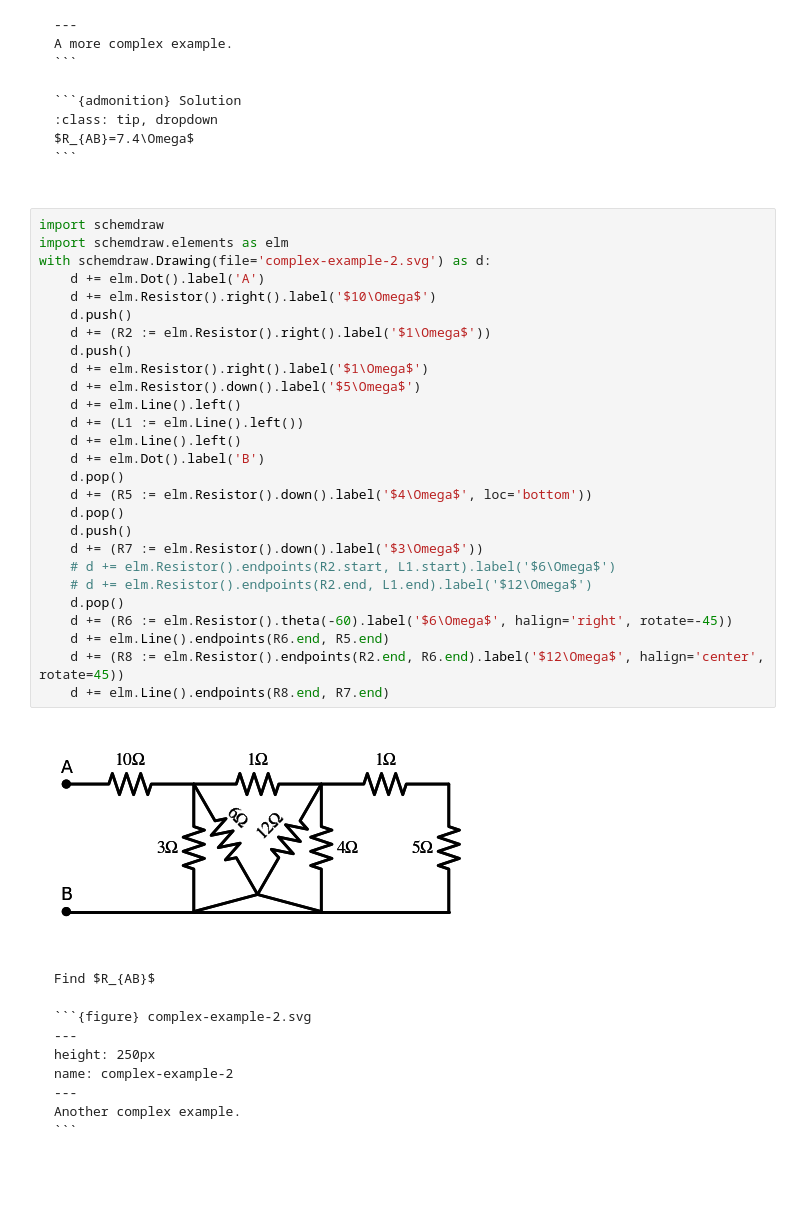
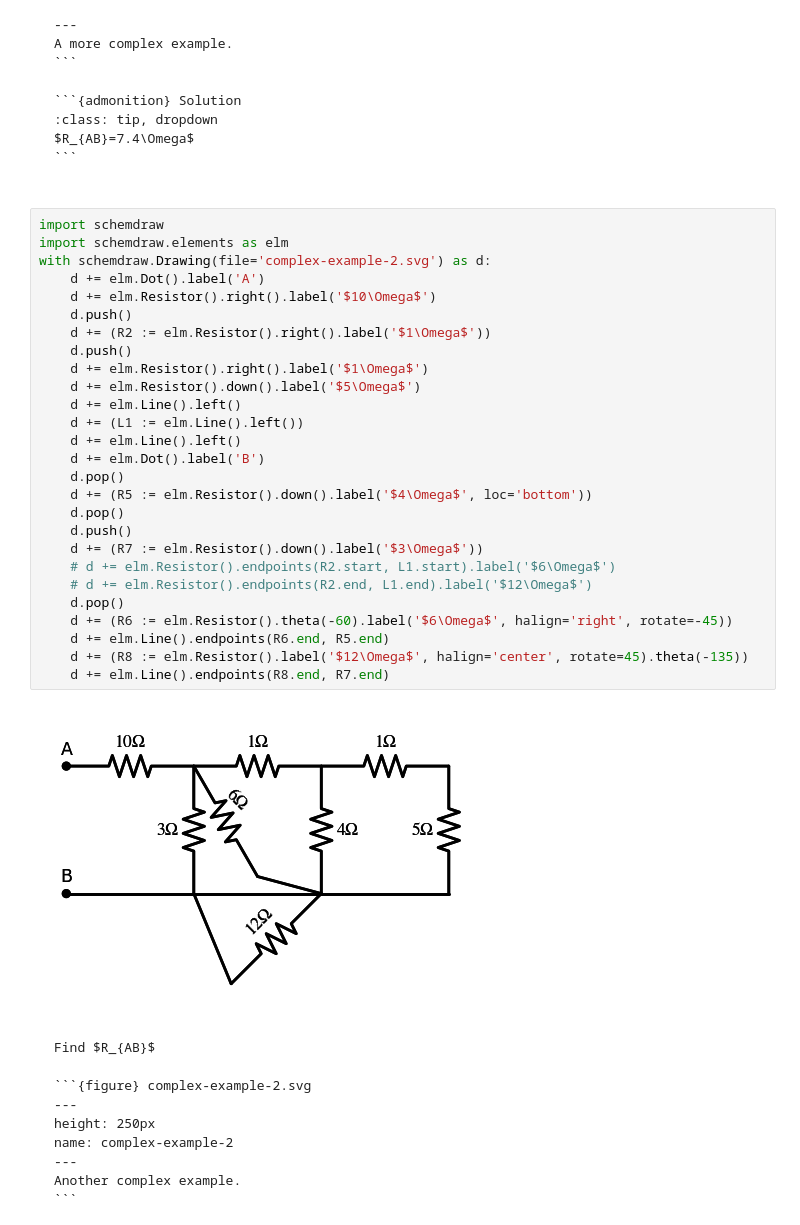
Before and after one commit to Circuit-Analysis/circuit-analysis.github.io, a Jupyter notebook: _sources/chapter-3.ipynb, the cells around one changed output. Saved outputs shown, nothing was run; the diff lists cells and outputs as text; blank space fills up the shorter version.

`````diff
--- a/_sources/chapter-3.ipynb
+++ b/_sources/chapter-3.ipynb
@@ -206,32 +206,32 @@ $R_{AB}=7.4\Omega$
 # %%
 import schemdraw
 import schemdraw.elements as elm
 with schemdraw.Drawing(file='complex-example-2.svg') as d:
     d += elm.Dot().label('A')
     d += elm.Resistor().right().label('$10\Omega$')
     d.push()
     d += (R2 := elm.Resistor().right().label('$1\Omega$'))
     d.push()
     d += elm.Resistor().right().label('$1\Omega$')
     d += elm.Resistor().down().label('$5\Omega$')
     d += elm.Line().left()
     d += (L1 := elm.Line().left())
     d += elm.Line().left()
     d += elm.Dot().label('B')
     d.pop()
     d += (R5 := elm.Resistor().down().label('$4\Omega$', loc='bottom'))
     d.pop()
     d.push()
     d += (R7 := elm.Resistor().down().label('$3\Omega$'))
     # d += elm.Resistor().endpoints(R2.start, L1.start).label('$6\Omega$')
     # d += elm.Resistor().endpoints(R2.end, L1.end).label('$12\Omega$')
     d.pop()
     d += (R6 := elm.Resistor().theta(-60).label('$6\Omega$', halign='right', rotate=-45))
     d += elm.Line().endpoints(R6.end, R5.end)
-    d += (R8 := elm.Resistor().endpoints(R2.end, R6.end).label('$12\Omega$', halign='center', rotate=45))
+    d += (R8 := elm.Resistor().label('$12\Omega$', halign='center', rotate=45).theta(-135))
     d += elm.Line().endpoints(R8.end, R7.end)
 # %% [output]
-[figure, old version]
+[figure, new version]
 # %% [markdown]
 ````{admonition} Example
 
`````
Also changed, not shown: 22 other files.
